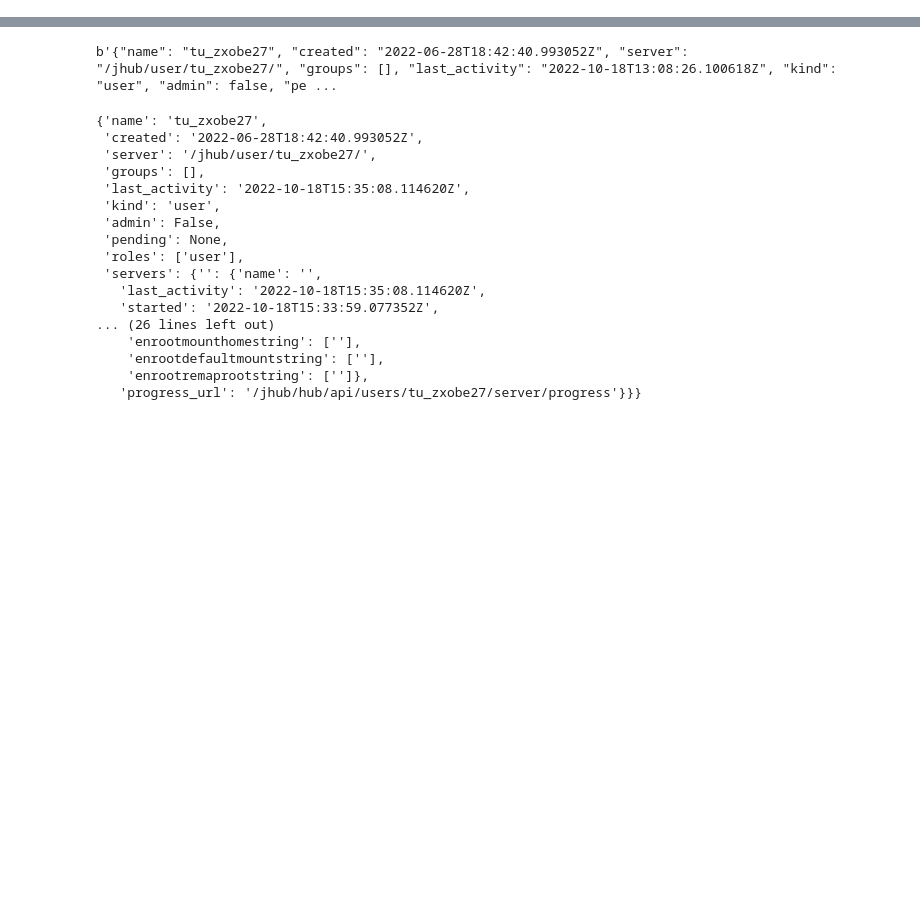
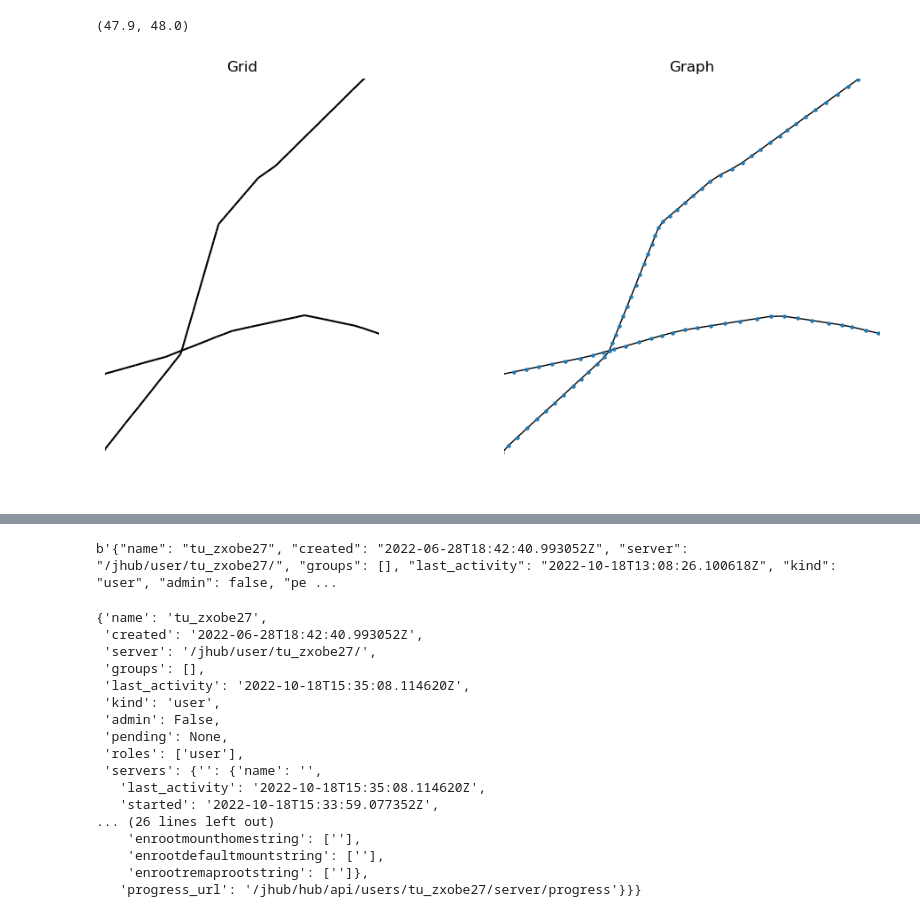
Before and after one commit to felixschulz385/ds_project, a Jupyter notebook: experiments.ipynb, the cells around one changed output, grey strips where cells are left out. Drawn from its saved outputs; the diff is of its cells as text; code cells hidden in the pictures; blank space fills up the shorter version.

```diff
--- a/experiments.ipynb
+++ b/experiments.ipynb
@@ -44,0 +50,2 @@ xds_filtered.FF.plot()
+# %%
+grid = grid.explode("geometry").reset_index()
@@ -44,0 +62,15 @@ xds_filtered.FF.plot()
+# %%
+positions = {n: [n[0], n[1]] for n in list(geo_graph.nodes)}
+
+# Plot
+f, ax = plt.subplots(1, 2, figsize=(12, 6), sharex=True, sharey=True)
+grid.plot(color="k", ax=ax[0])
+for i, facet in enumerate(ax):
+    facet.set_title(("Grid", "Graph")[i])
+    facet.axis("off")
+nx.draw(geo_graph, positions, ax=ax[1], node_size=5)
+ax[0].set_xlim([9.0, 9.1])
+ax[0].set_ylim([47.9, 48])
+# %% [output]
+(47.9, 48.0)
+[figure, added]
```
Also changed, not shown: parts of 25 cells of this notebook, 10 other files.
